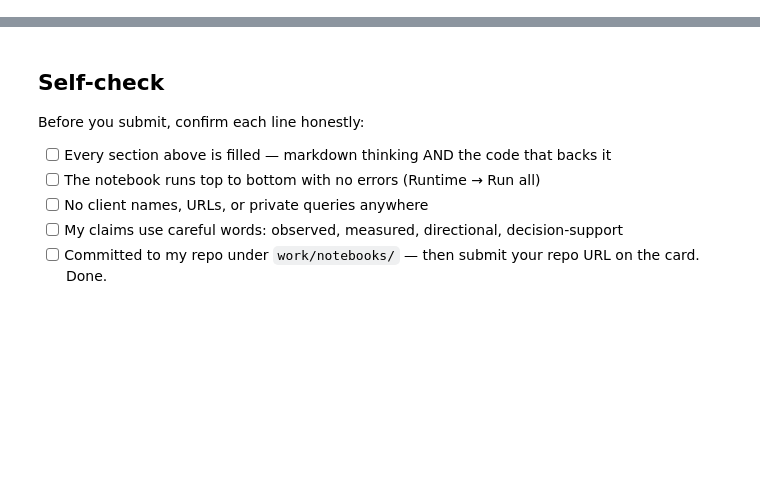
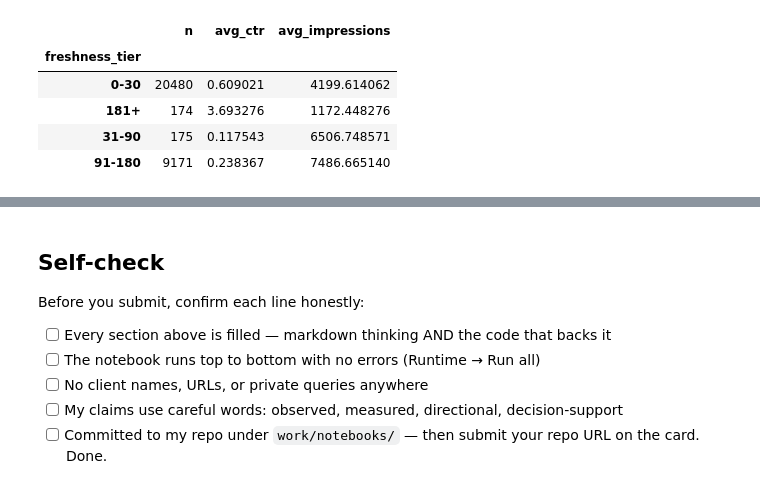
Before and after one commit to pankaj1281/flyrank_ml_internship, a Jupyter notebook: work/notebooks/w04_signal_audit.ipynb, the cells around one changed output, grey strips where cells are left out. Drawn from its saved outputs; the diff is of its cells as text; code cells hidden in the pictures; blank space fills up the shorter version.

```diff
--- a/work/notebooks/w04_signal_audit.ipynb
+++ b/work/notebooks/w04_signal_audit.ipynb
@@ -33,0 +64,18 @@ This skeleton is yours to fill. Work the sections **in order** — each one has
+# %%
+freshness_test = (
+    df.groupby("freshness_tier")
+      .agg(
+          n=("content_id", "size"),
+          avg_ctr=("ctr", "mean"),
+          avg_impressions=("impressions_90d", "mean")
+      )
+)
+
+freshness_test
+# %% [output]
+|  | n | avg_ctr | avg_impressions |
+| freshness_tier |  |  |  |
+| 0-30 | 20480 | 0.609021 | 4199.614062 |
+| 181+ | 174 | 3.693276 | 1172.448276 |
+| 31-90 | 175 | 0.117543 | 6506.748571 |
+| 91-180 | 9171 | 0.238367 | 7486.665140 |
```
Also changed, not shown: parts of 22 cells of this notebook.
